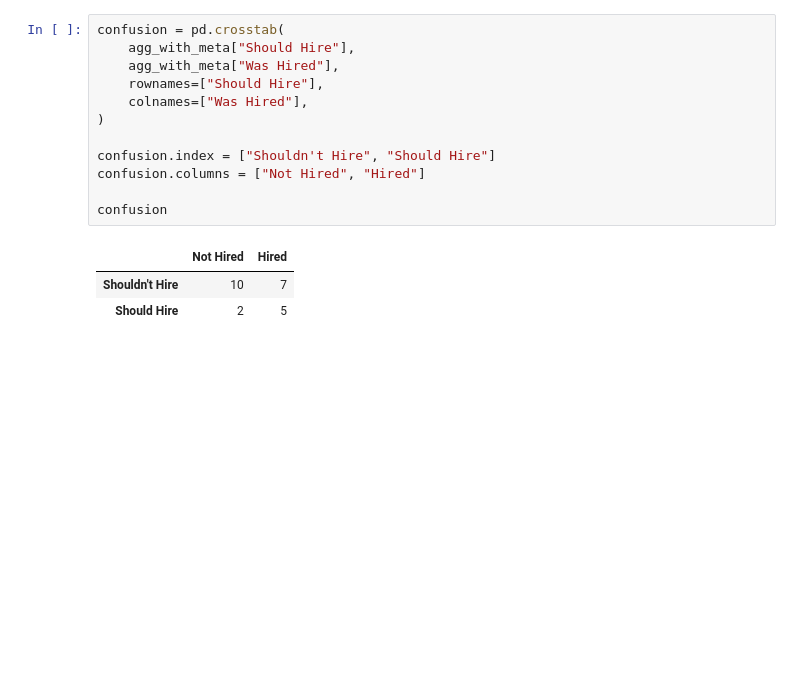
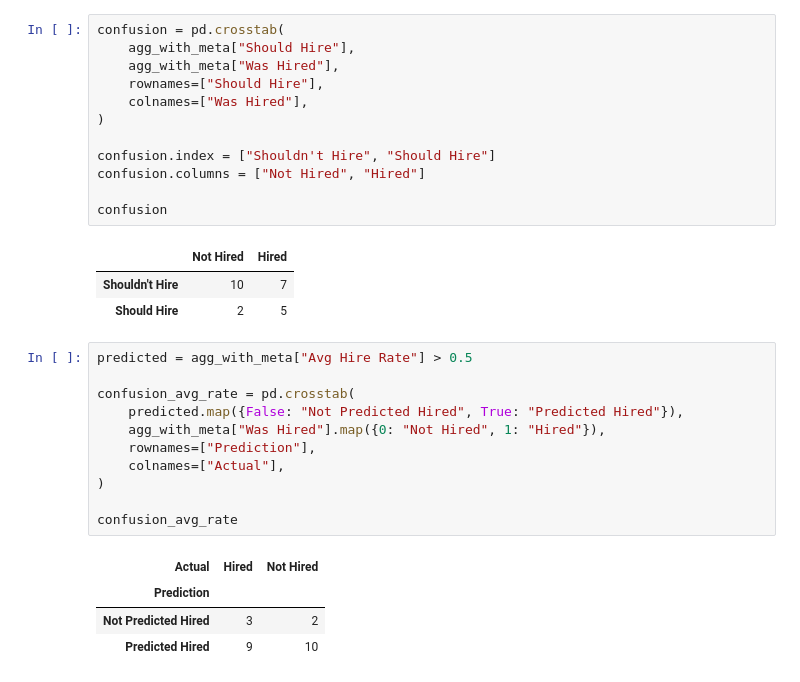
Before and after one commit to DrMilkX/biasqd-userstudy, a Jupyter notebook: user_study_analysis.ipynb, the cells around one changed output. Drawn from its saved outputs; the diff is of its cells as text; blank space fills up the shorter version.

```diff
--- a/user_study_analysis.ipynb
+++ b/user_study_analysis.ipynb
@@ -323,3 +323,19 @@ confusion
 |  | Not Hired | Hired |
 | Shouldn't Hire | 10 | 7 |
 | Should Hire | 2 | 5 |
+# %%
+predicted = agg_with_meta["Avg Hire Rate"] > 0.5
+
+confusion_avg_rate = pd.crosstab(
+    predicted.map({False: "Not Predicted Hired", True: "Predicted Hired"}),
+    agg_with_meta["Was Hired"].map({0: "Not Hired", 1: "Hired"}),
+    rownames=["Prediction"],
+    colnames=["Actual"],
+)
+
+confusion_avg_rate
+# %% [output]
+| Actual | Hired | Not Hired |
+| Prediction |  |  |
+| Not Predicted Hired | 3 | 2 |
+| Predicted Hired | 9 | 10 |
```
Also changed, not shown: parts of 4 cells of this notebook, 18 other files.
